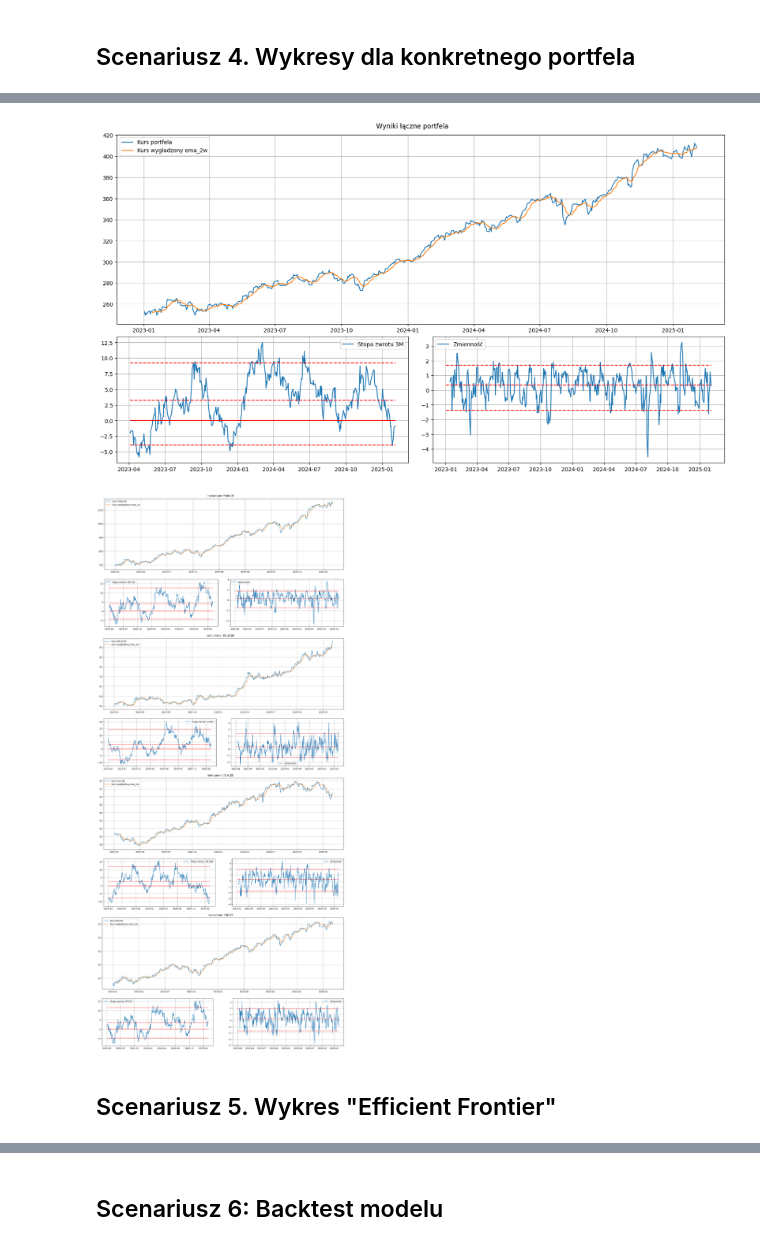
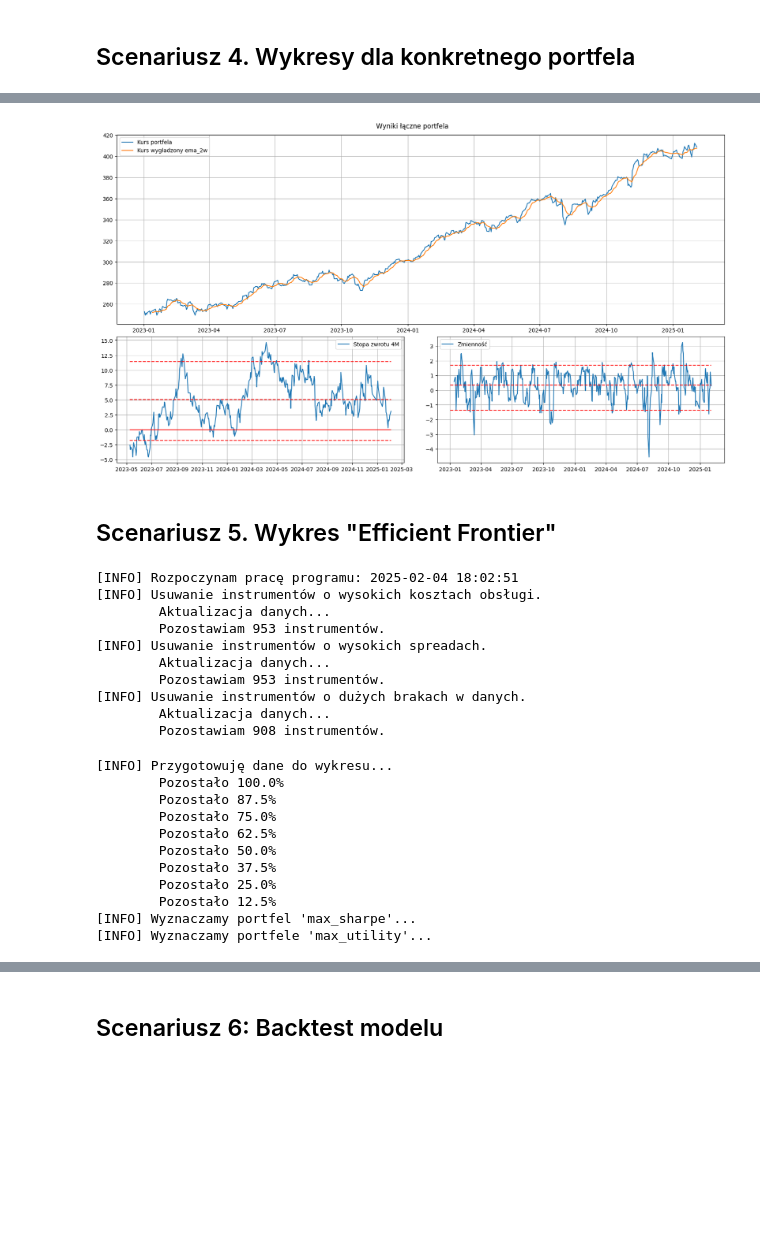
Before and after one commit to jakubweglowski/ETF-Trading, a Jupyter notebook: run.ipynb, the cells around one changed output, grey strips where cells are left out. Saved outputs shown, nothing was run; the diff lists cells and outputs as text; code cells hidden in the pictures; blank space fills up the shorter version.

```diff
--- a/run.ipynb
+++ b/run.ipynb
@@ -251,9 +228,11 @@ Skład portfela:
 print(f"[INFO] Rozpoczynam pracę programu: {now(False)}")
 
 pl = PortfolioLoader('Pozycja od 10.12.2024 do 10.03.2025')
-freq = '3M'
+freq = '4M'
+
 print()
 pl.getSummary()
+
 print()
 start, end = '2023-01-01', '2025-02-03'
 dataloader = DataLoader(cfg.user_id, cfg.pwd)
@@ -271,5 +250,5 @@ plotter = Plotter(pl.portfolio,
                   pl.model,
                   pl.risk_method,
                   compare='ema_2w')
-plotter.plot(show_instruments=True)
+plotter.plot(show_instruments=False)
 # %% [output]
@@ -277,25 +256,24 @@ plotter.plot(show_instruments=True)
 
 Opis wygenerowany 2025-01-09 10:28:53.
 Okres inwestycji: 3M.
 Zastosowane kryterium wyboru: max_utility.
 Metoda estymacji ryzyka: empirical.
 Poziom ufności: 0.95.
 Oczekiwany zwrot z portfela [%]: 4.2423
 Oczekiwane ryzyko portfela [%]: 3.5583
 Przedział ufności dla stóp zwrotu [%]: [-1.7619, 9.4338]
 Sharpe Ratio portfela: 0.769
 Skład portfela:
 ... (20 lines left out)
 
 
 [INFO] Wygładzamy dane, obliczamy zmienność...
 [INFO] Rysujemy wykresy...
-[figure, old version]
+[figure, new version]
-[figure, removed]
 # %% [markdown]
 ## Scenariusz 5. Wykres "Efficient Frontier"
 # %%
-start, end = '2020-01-01', '2025-01-13'
+start, end = '2024-01-01', '2025-02-03'
 
 print(f"[INFO] Rozpoczynam pracę programu: {now(False)}")
 
@@ -304,9 +282,32 @@ data = dataloader.loadInstrumentsData(start, end)
 info = dataloader.loadInstrumentsInfo()
 
 datacleaner = DataCleaner(data, info)
+# %% [output]
+[INFO] Rozpoczynam pracę programu: 2025-02-04 18:02:51
+[INFO] Usuwanie instrumentów o wysokich kosztach obsługi.
+        Aktualizacja danych...
+        Pozostawiam 953 instrumentów.
+[INFO] Usuwanie instrumentów o wysokich spreadach.
+        Aktualizacja danych...
+        Pozostawiam 953 instrumentów.
+[INFO] Usuwanie instrumentów o dużych brakach w danych.
+        Aktualizacja danych...
+        Pozostawiam 908 instrumentów.
 # %%
-freq = '1Y'
+freq = '3M'
 returnRates = datacleaner.getReturnRates(freq)
 ef = EfficientFrontierPlot(returnRates, freq, Npoints=80)
+# %% [output]
+[INFO] Przygotowuję dane do wykresu...
+        Pozostało 100.0%
+        Pozostało 87.5%
+        Pozostało 75.0%
+        Pozostało 62.5%
+        Pozostało 50.0%
+        Pozostało 37.5%
+        Pozostało 25.0%
+        Pozostało 12.5%
+[INFO] Wyznaczamy portfel 'max_sharpe'...
+[INFO] Wyznaczamy portfele 'max_utility'...
 # %%
 ef.plot(Nrandom=5000)
```
Also changed, not shown: parts of 9 cells of this notebook, 8 other files.
